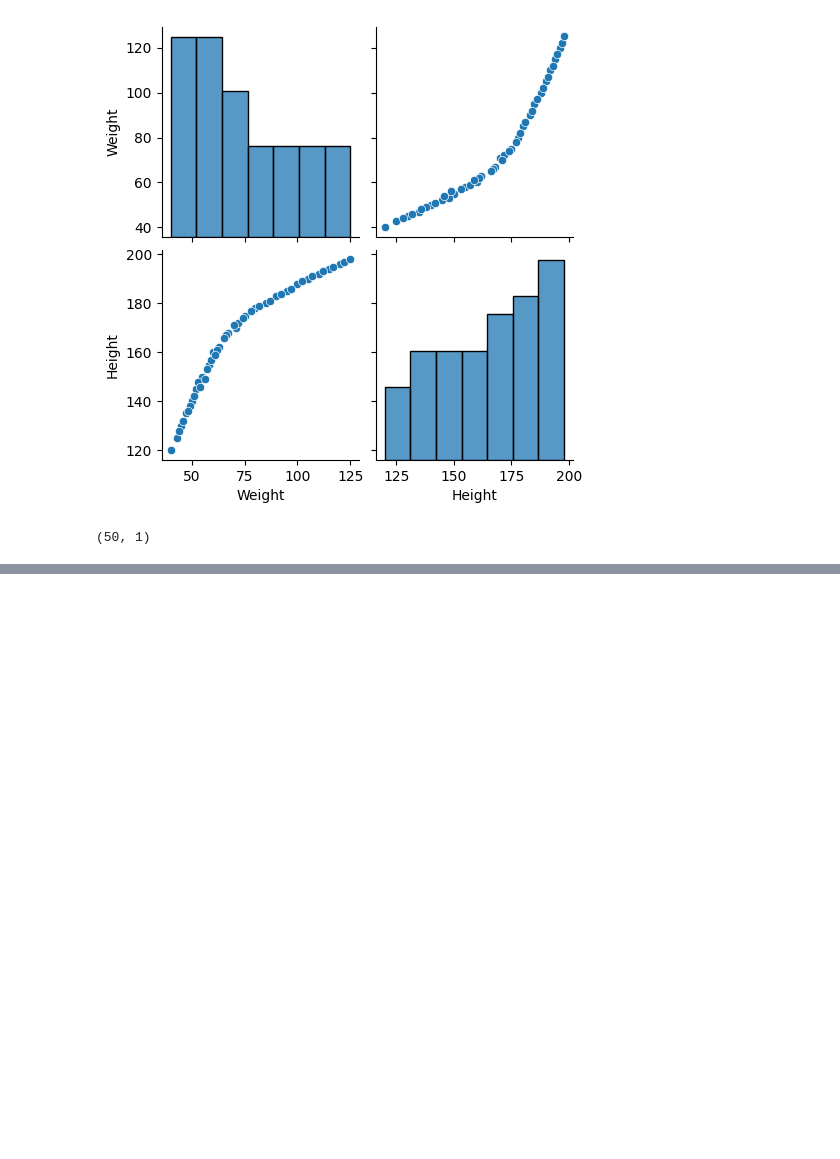
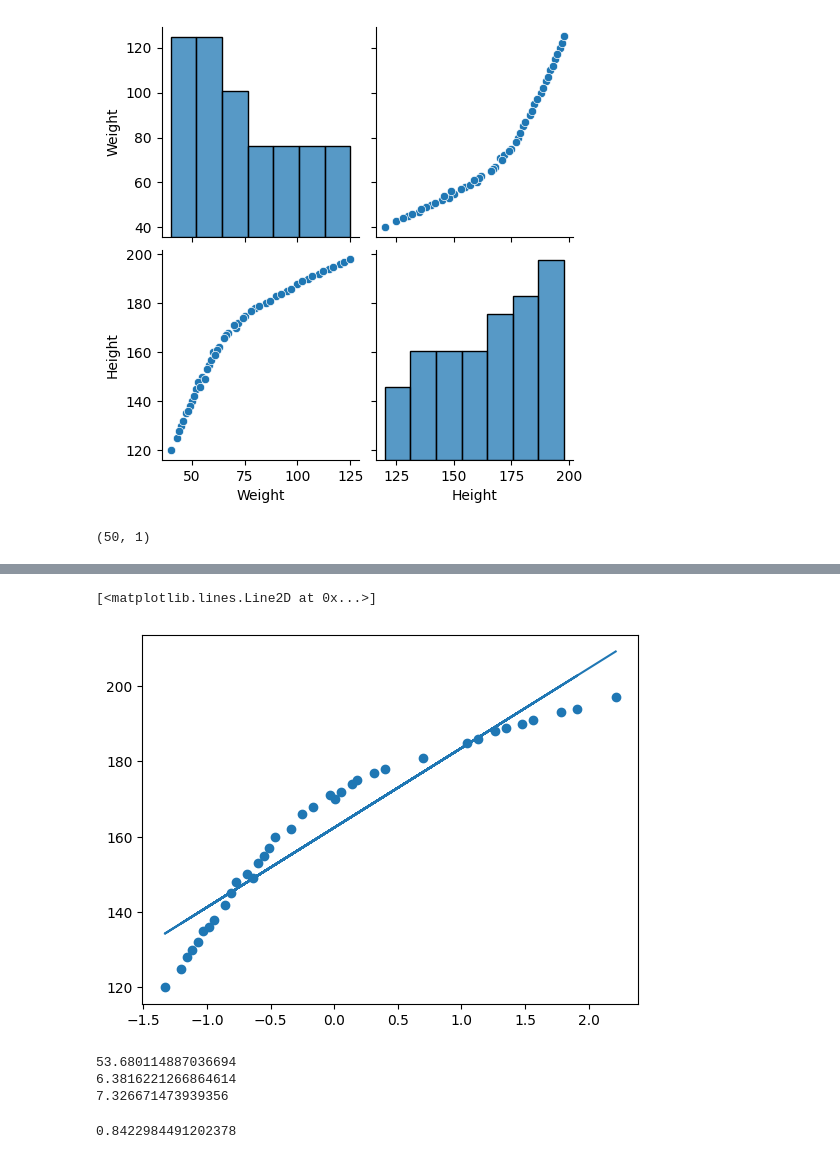
Before and after one commit to sdrapinski/python-ml-2024, a Jupyter notebook: udemy/linear_regresion/linear.ipynb, the cells around one changed output, grey strips where cells are left out. Cells and saved outputs as stored; diff of their text form; code cells hidden in the pictures; blank space fills up the shorter version.

```diff
--- a/udemy/linear_regresion/linear.ipynb
+++ b/udemy/linear_regresion/linear.ipynb
@@ -44,0 +97,6 @@ y=df['Height'] # dependet feature can be a series or 1d array
+# %%
+plt.scatter(X_train,Y_train)
+plt.plot(X_train,regression.predict(X_train))
+# %% [output]
+[<matplotlib.lines.Line2D at 0x...>]
+[figure, added]
@@ -44,0 +108,12 @@ y=df['Height'] # dependet feature can be a series or 1d array
+# %%
+mse = mean_squared_error(Y_test,y_pred)
+mae = mean_absolute_error(Y_test,y_pred)
+rmse=np.sqrt(mse)
+
+print(mse)
+print(mae)
+print(rmse)
+# %% [output]
+53.680114887036694
+6.3816221266864614
+7.326671473939356
@@ -44,0 +122,5 @@ y=df['Height'] # dependet feature can be a series or 1d array
+# %%
+score = r2_score(Y_test,y_pred)
+print(score)
+# %% [output]
+0.8422984491202378
```
Also changed, not shown: parts of 21 cells of this notebook, 3 other files.
